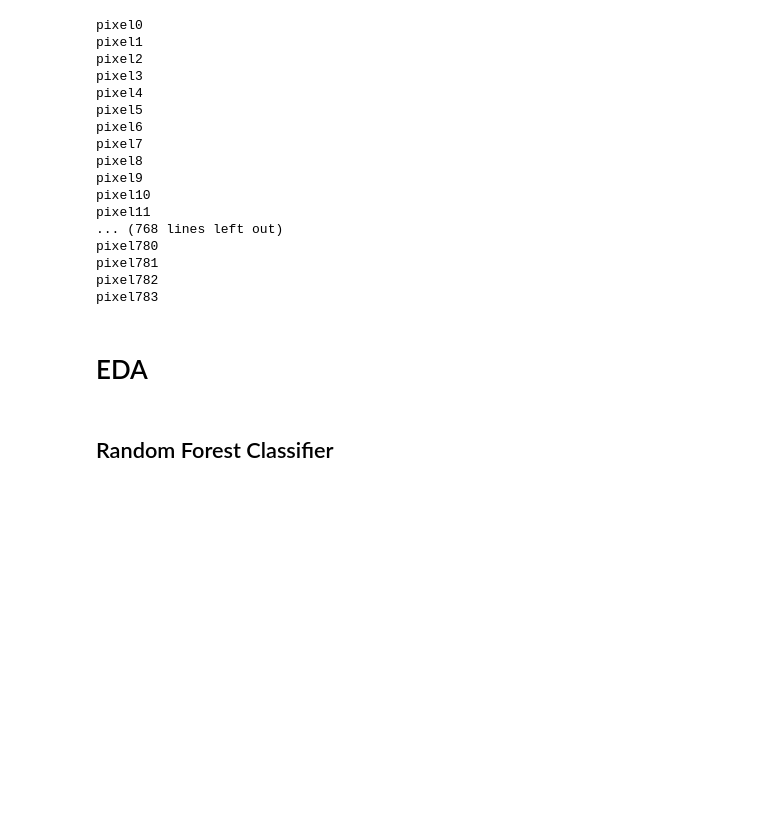
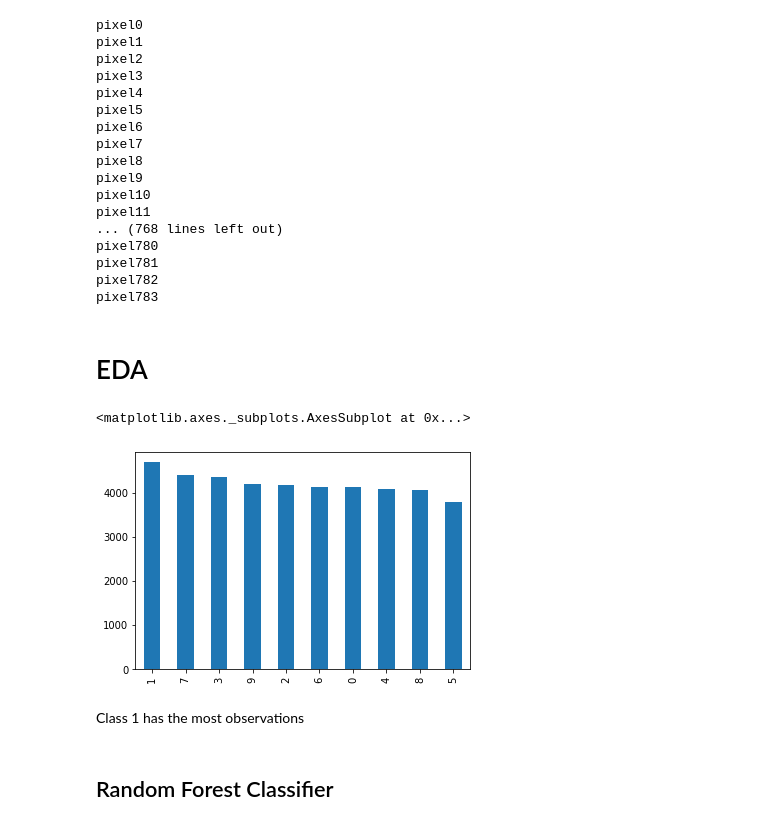
Before and after one commit to Rachhh53/Digit-Recognizer, a Jupyter notebook: DigitRecognizer.ipynb, the cells around one changed output. Cells and saved outputs as stored; diff of their text form; code cells hidden in the pictures; blank space fills up the shorter version.

```diff
--- a/DigitRecognizer.ipynb
+++ b/DigitRecognizer.ipynb
@@ -96,6 +105,14 @@ pixel782
 pixel783
 # %% [markdown]
 # EDA
+# %%
+# Training data insights
+df_train['label'].value_counts().plot.bar()
+# %% [output]
+<matplotlib.axes._subplots.AxesSubplot at 0x...>
+[figure, added]
+# %% [markdown]
+Class 1 has the most observations
 # %% [markdown]
 ## Random Forest Classifier
 # %% [markdown]
```
Also changed, not shown: parts of 37 cells of this notebook.
